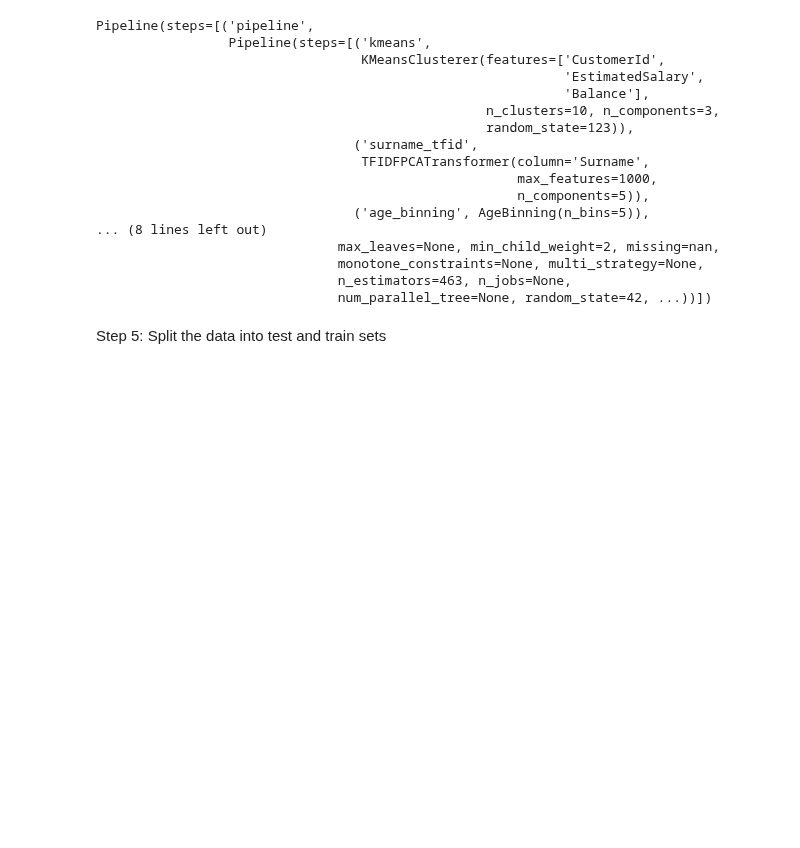
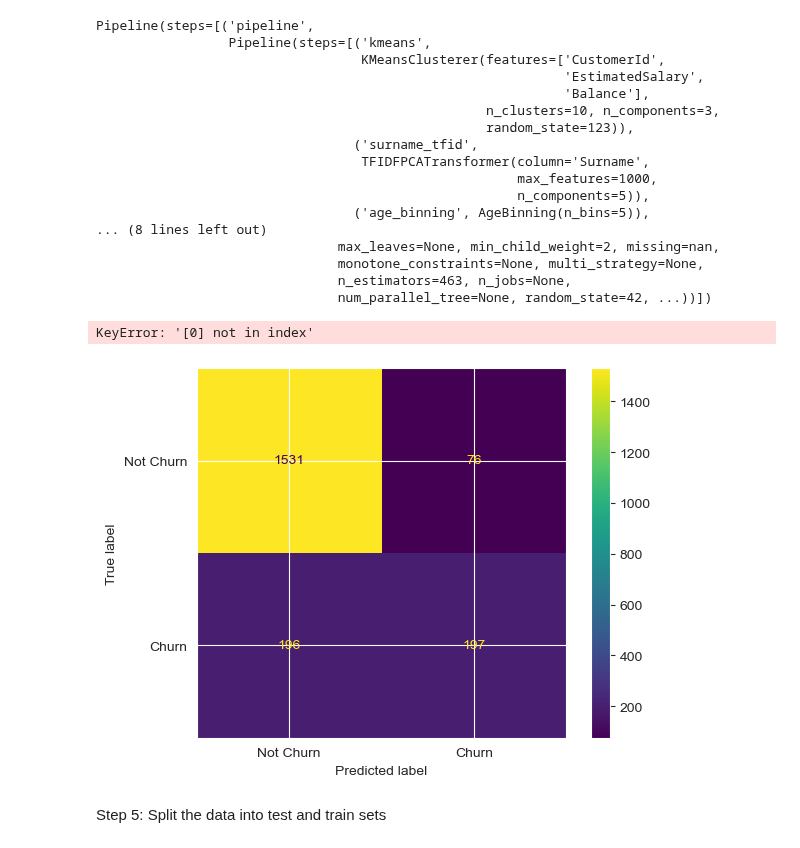
Before and after one commit to TBKHori/Analysis-ML-Deep-Learning, a Jupyter notebook: BankChurnProblem.ipynb, the cells around one changed output. Drawn from its saved outputs; the diff is of its cells as text; code cells hidden in the pictures; blank space fills up the shorter version.

Commit message:
lgbm classifier.
xgb_pipeline.

```diff
--- a/BankChurnProblem.ipynb
+++ b/BankChurnProblem.ipynb
@@ -705,6 +686,60 @@ Pipeline(steps=[('pipeline',
                                monotone_constraints=None, multi_strategy=None,
                                n_estimators=463, n_jobs=None,
                                num_parallel_tree=None, random_state=42, ...))])
+# %%
+# # number of folds
+n_splits = 10
+
+# #  StratifiedKFold
+stratkf = StratifiedKFold(n_splits=n_splits, shuffle=True, random_state=42)
+
+# #  cross-validation results
+cv_results = []
+
+# # stratified k-fold cross-validation
+for fold, (train_idx, val_idx) in enumerate(stratkf.split(X, y)):
+    X_train, X_val = X.iloc[train_idx], X.iloc[val_idx]
+    y_train, y_val = y[train_idx], y[val_idx]
+
+xgb_pipeline.fit(X_train, y_train )
+
+#     # predictions on the validation set
+y_val_pred_prob = xgb_pipeline.predict(X_val)
+y_pred = xgb_pipeline.predict(X_val)
+
+f1=  f1_score(y_val, y_pred, average='weighted')
+
+#     # Evaluating the model
+
+roc_auc = roc_auc_score(y_val, y_val_pred_prob)
+print(f'Fold {fold + 1}, AUC Score on Validation Set: {roc_auc}')
+print(f'Fold {fold + 1}, F1 Score on Validation Set: {f1}')
+print('-'*70)
+
+#     # results
+cv_results.append(roc_auc)
+
+# # average cross-validation result
+average_cv_result = sum(cv_results) / n_splits
+print(f'\nAverage AUC-score across {n_splits} folds: {average_cv_result}')
+# %% [output]
+KeyError: '[0] not in index'
+# %%
+# Assuming trainX and trainy are your features and target variable
+X_train, X_val, y_train, y_val = train_test_split(trainX, trainy, test_size=0.2, random_state=42)
+
+xgb_pipeline.fit(X = X_train,
+                 y = y_train)
+
+predictions_xgb = xgb_pipeline.predict(X_val)
+
+cm_xgb = confusion_matrix(y_val, predictions_xgb)
+
+disp = ConfusionMatrixDisplay(confusion_matrix=cm_xgb, display_labels=['Not Churn', 'Churn'])
+disp.plot()
+plt.show()
+# %% [output]
+[figure, added]
 # %% [markdown]
 Step 5: Split the data into test and train sets
 # %% [markdown]
```
Also changed, not shown: parts of 2 cells of this notebook.
